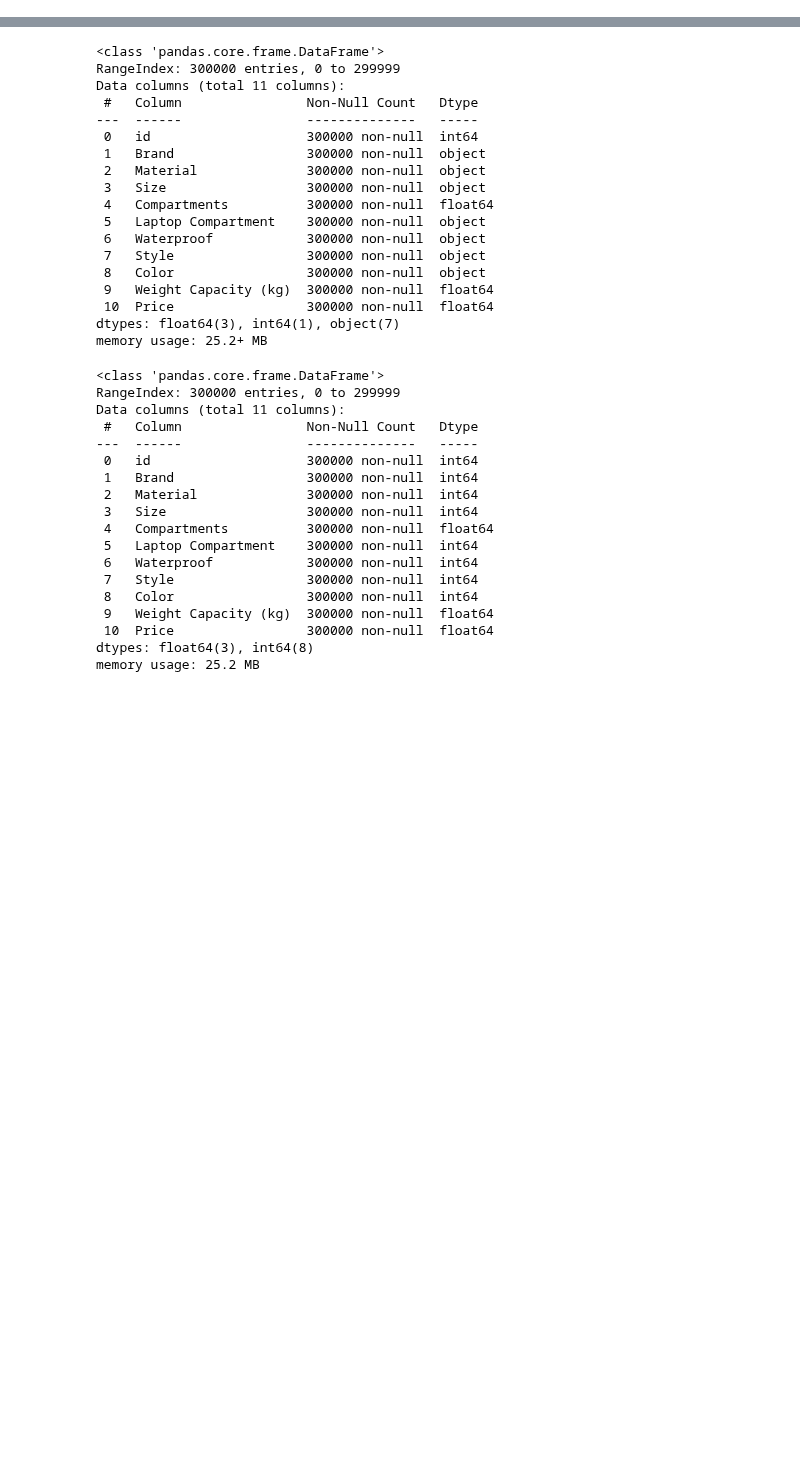
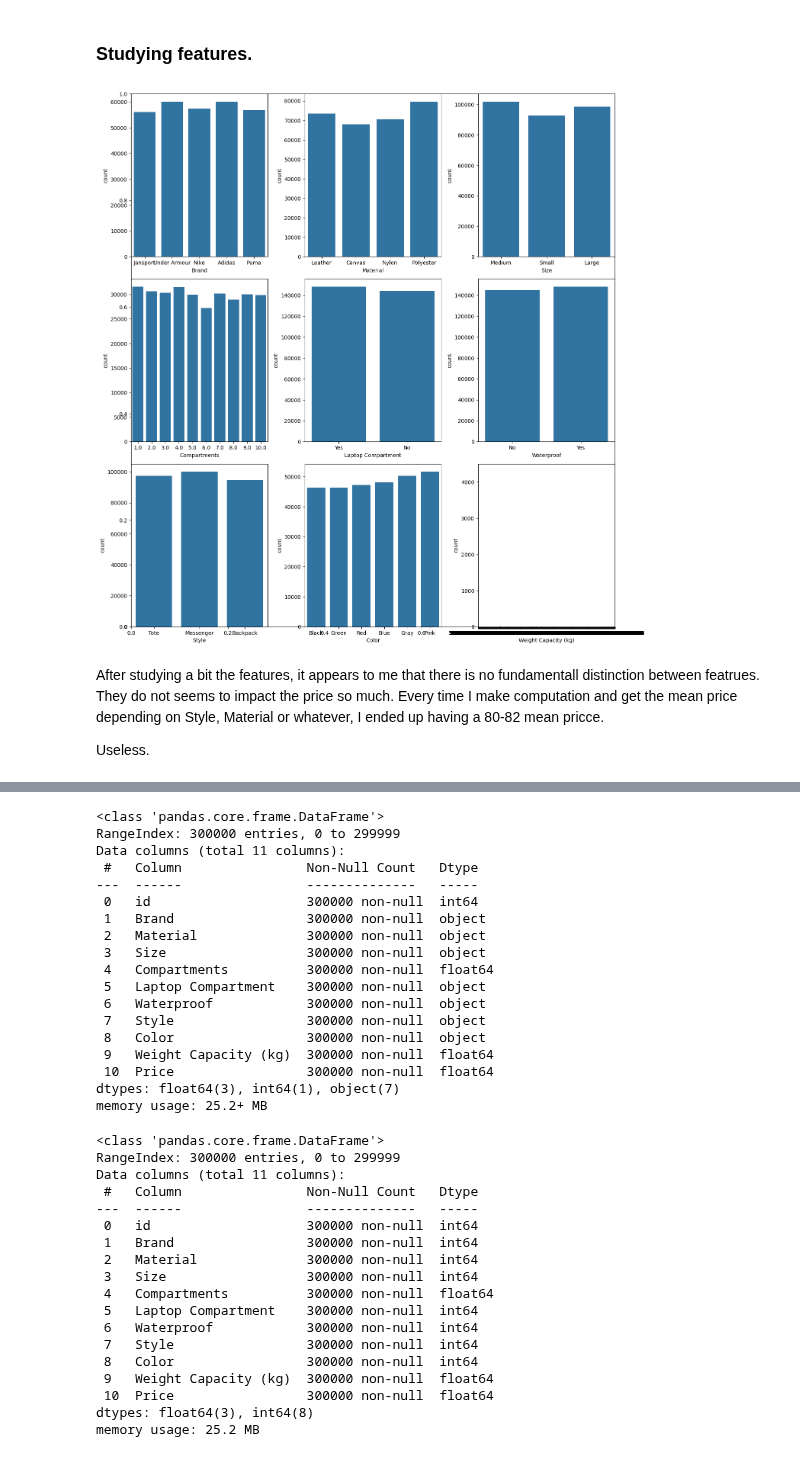
Before and after one commit to BaptPicxDev/swag2-backpack-predict, a Jupyter notebook: notebooks/training.ipynb, the cells around one changed output, grey strips where cells are left out. Drawn from its saved outputs; the diff is of its cells as text; code cells hidden in the pictures; blank space fills up the shorter version.

```diff
--- a/notebooks/training.ipynb
+++ b/notebooks/training.ipynb
@@ -34,4 +44,7 @@ from src.utils import (
 # %%
 # Loading data
 df_train = pd.read_csv("data/train.csv")
+print(df_train.shape)
+df_train_extra = pd.read_csv("data/training_extra.csv")
 df_test = pd.read_csv("data/train.csv")
+column_names = df_train.drop(columns=["id", "Price"]).columns
@@ -37,0 +121,27 @@ df_test = pd.read_csv("data/train.csv")
+# %% [markdown]
+### Studying features.
+# %%
+# Super long.
+
+# Set the figure size for the subplots
+plt.subplots(figsize=(15, 15))
+
+# Loop through the specified columns
+for i, col in enumerate(column_names):
+    # Create subplots in a 3x2 grid
+    plt.subplot(3, 3, i + 1)
+
+    # Create a countplot for the current column
+    sns.countplot(data=df_train, x=col)
+
+# Adjust subplot layout for better presentation
+plt.tight_layout()
+
+# Display the subplots
+plt.show()
+# %% [output]
+[figure, added]
+# %% [markdown]
+After studying a bit the features, it appears to me that there is no fundamentall distinction between featrues. They do not seems to impact the price so much. Every time I make computation and get the mean price depending on Style, Material or whatever, I ended up having a 80-82 mean pricce.
+
+Useless.
```
Also changed, not shown: parts of 26 cells of this notebook, 1 other file.
